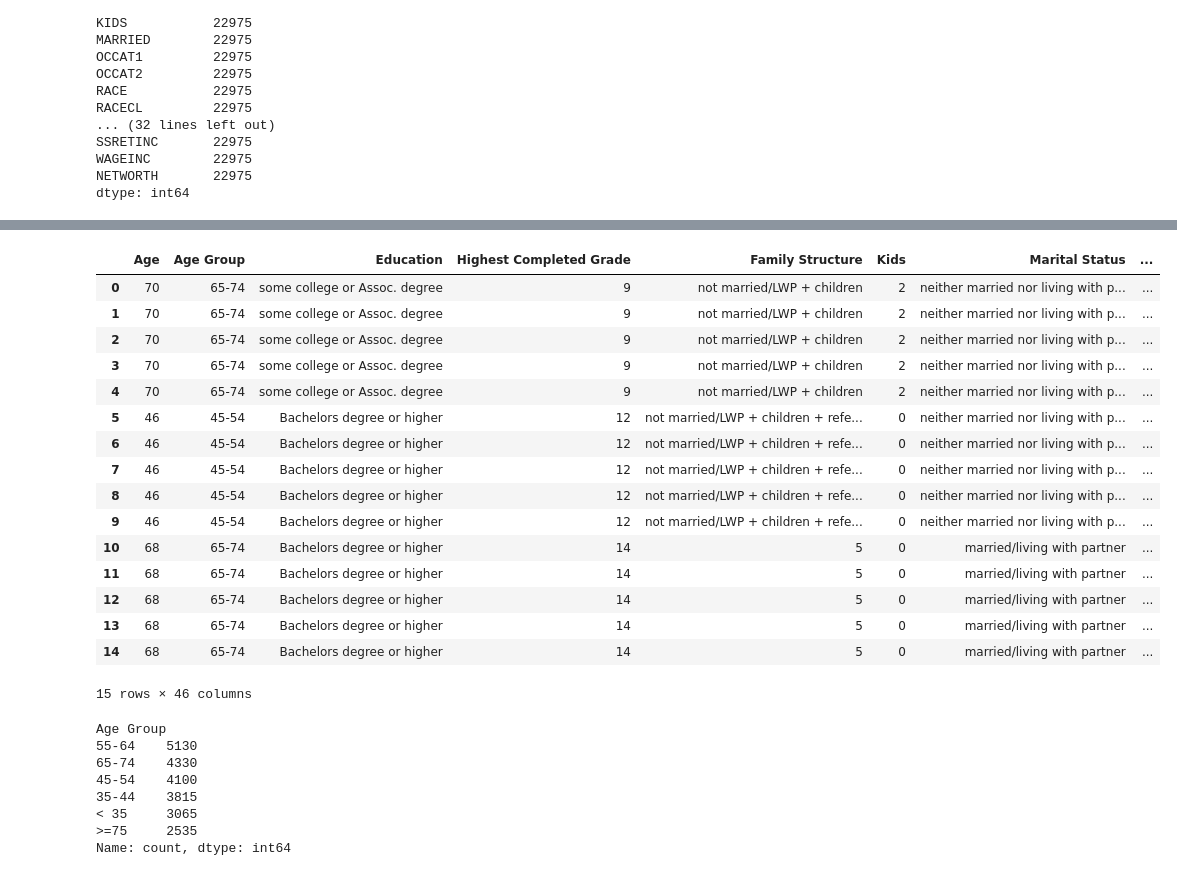
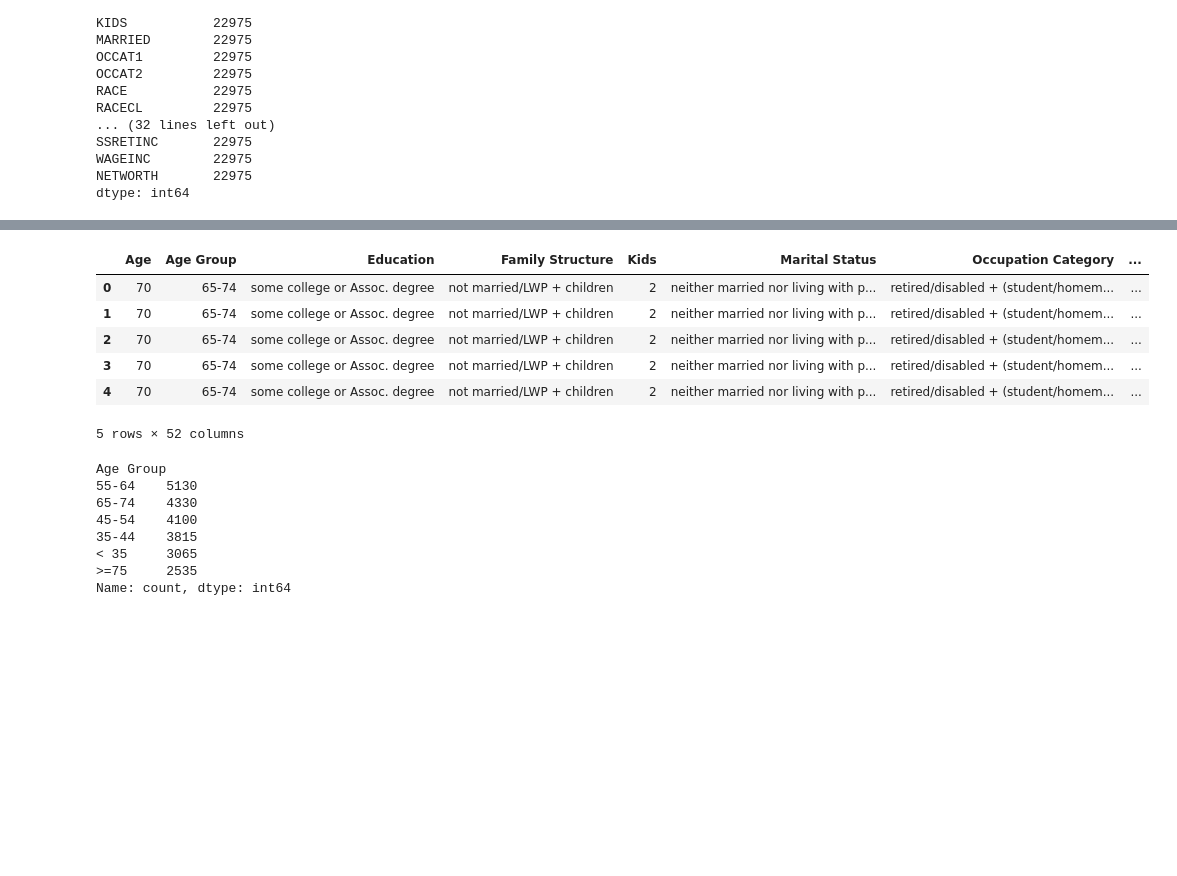
Before and after one commit to HanaDoubleU/project-1, a Jupyter notebook: Survey_Consumer_Finances_AD.ipynb, the cells around one changed output, grey strips where cells are left out. Cells and saved outputs as stored; diff of their text form; code cells hidden in the pictures; blank space fills up the shorter version.

Commit message:
updating survey consumer file with added / removed columns and description coding

```diff
--- a/Survey_Consumer_Finances_AD.ipynb
+++ b/Survey_Consumer_Finances_AD.ipynb
@@ -160,4 +189,0 @@ data_df.head(15)
-# %%
-#Remove YYI / Case Id column
-data_df.drop('YY1', axis=1, inplace=True)
-data_df.head(15)
@@ -182,55 +190,47 @@ data_df.head(15)
 # %%
 # Map Row numerical codes to Descriptions
 age_map = {1: "< 35", 2: "35-44", 3: "45-54", 4: "55-64", 5: "65-74", 6: ">=75"}
 education_map = {1: "no high school", 2: "high school diploma or GED", 3: "some college or Assoc. degree", 4: "Bachelors degree or higher"}
 family_structure_map = {1: "not married/LWP + children", 2: "not married/LWP + children + reference person under 55", \
                         3: "not married/LWP + no children + reference person 55 or older", \
                         4: "married/LWP+ children, 5=married/LWP + no children"}
 marital_status_map = {1: "married/living with partner", 2: "neither married nor living with partner"}
 occupation_category_map = {1: "work for someone else", 2: "self-employed/partnership", \
                            3: "retired/disabled + (student/homemaker/misc. not working and age 65 or older)", \
                            4: "other groups not working (mainly those under 65 and out of the labor force)"}
 occupation_classification_map = {1: "managerial/professional", 2: "technical/sales/services", \
                         3: "other (incl. production/craft/repair workers, operators, laborers, farmers, foresters, fishers)", \
                         4: "not working"}
 race_map = {1: "white non-Hispanic", 2: "black/African-American non-Hispanic", 3: "Hispanic or Latino", 4: "Asian", \
                         5: "Other or Multiple race"}
+RFS_CantSave_map = {1: "Yes", 0: "No"}
+RFS_Home_map = {1: "Yes", 0: "No"}
 RFS_Retirement_map = {1: "Yes", 0: "No"}
 RFS_Future_map = {1: "Yes", 0: "No"}
 RFS_Investment_map = {1: "Yes", 0: "No"}
-RFS_NoReason_map = {1: "Yes", 0: "No"}
 
 #Replace numbers with lables in columns
 data_df['Age Group'] = data_df['Age Group'].replace(age_map)
 data_df['Education'] = data_df['Education'].replace(education_map)
 data_df['Family Structure'] = data_df['Family Structure'].replace(family_structure_map)
 data_df['Marital Status'] = data_df['Marital Status'].replace(marital_status_map)
 data_df['Occupation Category'] = data_df['Occupation Category'].replace(occupation_category_map)
 data_df['Occupation Class'] = data_df['Occupation Class'].replace(occupation_classification_map)
 data_df['Race/Ethnicity'] = data_df['Race/Ethnicity'].replace(race_map)
-data_df['Reason for saving: Retirement'] = data_df['Reason for saving: Retirement'].replace(RFS_Retirement_map)
-data_df['Reason for saving: Liquidity/The future'] = data_df['Reason for saving: Liquidity/The future'].replace(RFS_Future_map)
-data_df['Reason for saving: Investment'] = data_df['Reason for saving: Investment'].replace(RFS_Investment_map)
-data_df['Reason for saving: No Reason'] = data_df['Reason for saving: No Reason'].replace(RFS_NoReason_map)
-data_df.head(15)
+data_df["Can't Save"] = data_df["Can't Save"].replace(RFS_CantSave_map)
+data_df['Saving for Home'] = data_df['Saving for Home'].replace(RFS_Home_map)
+data_df['Saving for Retirement'] = data_df['Saving for Retirement'].replace(RFS_Retirement_map)
+data_df['Saving for Liquidity/Future'] = data_df['Saving for Liquidity/Future'].replace(RFS_Future_map)
+data_df['Saving for Investment'] = data_df['Saving for Investment'].replace(RFS_Investment_map)
+data_df.head()
 # %% [output]
-|  | Age | Age Group | Education | Highest Completed Grade | Family Structure | Kids | Marital Status | ... |
-| 0 | 70 | 65-74 | some college or Assoc. degree | 9 | not married/LWP + children | 2 | neither married nor living with p... | ... |
-| 1 | 70 | 65-74 | some college or Assoc. degree | 9 | not married/LWP + children | 2 | neither married nor living with p... | ... |
-| 2 | 70 | 65-74 | some college or Assoc. degree | 9 | not married/LWP + children | 2 | neither married nor living with p... | ... |
-| 3 | 70 | 65-74 | some college or Assoc. degree | 9 | not married/LWP + children | 2 | neither married nor living with p... | ... |
-| 4 | 70 | 65-74 | some college or Assoc. degree | 9 | not married/LWP + children | 2 | neither married nor living with p... | ... |
-| 5 | 46 | 45-54 | Bachelors degree or higher | 12 | not married/LWP + children + refe... | 0 | neither married nor living with p... | ... |
-| 6 | 46 | 45-54 | Bachelors degree or higher | 12 | not married/LWP + children + refe... | 0 | neither married nor living with p... | ... |
-| 7 | 46 | 45-54 | Bachelors degree or higher | 12 | not married/LWP + children + refe... | 0 | neither married nor living with p... | ... |
-| 8 | 46 | 45-54 | Bachelors degree or higher | 12 | not married/LWP + children + refe... | 0 | neither married nor living with p... | ... |
-| 9 | 46 | 45-54 | Bachelors degree or higher | 12 | not married/LWP + children + refe... | 0 | neither married nor living with p... | ... |
-| 10 | 68 | 65-74 | Bachelors degree or higher | 14 | 5 | 0 | married/living with partner | ... |
-| 11 | 68 | 65-74 | Bachelors degree or higher | 14 | 5 | 0 | married/living with partner | ... |
-| 12 | 68 | 65-74 | Bachelors degree or higher | 14 | 5 | 0 | married/living with partner | ... |
-| 13 | 68 | 65-74 | Bachelors degree or higher | 14 | 5 | 0 | married/living with partner | ... |
-| 14 | 68 | 65-74 | Bachelors degree or higher | 14 | 5 | 0 | married/living with partner | ... |
+|  | Age | Age Group | Education | Family Structure | Kids | Marital Status | Occupation Category | ... |
+| 0 | 70 | 65-74 | some college or Assoc. degree | not married/LWP + children | 2 | neither married nor living with p... | retired/disabled + (student/homem... | ... |
+| 1 | 70 | 65-74 | some college or Assoc. degree | not married/LWP + children | 2 | neither married nor living with p... | retired/disabled + (student/homem... | ... |
+| 2 | 70 | 65-74 | some college or Assoc. degree | not married/LWP + children | 2 | neither married nor living with p... | retired/disabled + (student/homem... | ... |
+| 3 | 70 | 65-74 | some college or Assoc. degree | not married/LWP + children | 2 | neither married nor living with p... | retired/disabled + (student/homem... | ... |
+| 4 | 70 | 65-74 | some college or Assoc. degree | not married/LWP + children | 2 | neither married nor living with p... | retired/disabled + (student/homem... | ... |
-15 rows × 46 columns
+5 rows × 52 columns
 # %%
 age_group_counts = data_df['Age Group'].value_counts()
 print(age_group_counts)
```
Also changed, not shown: parts of 5 cells of this notebook, 1 other file.
